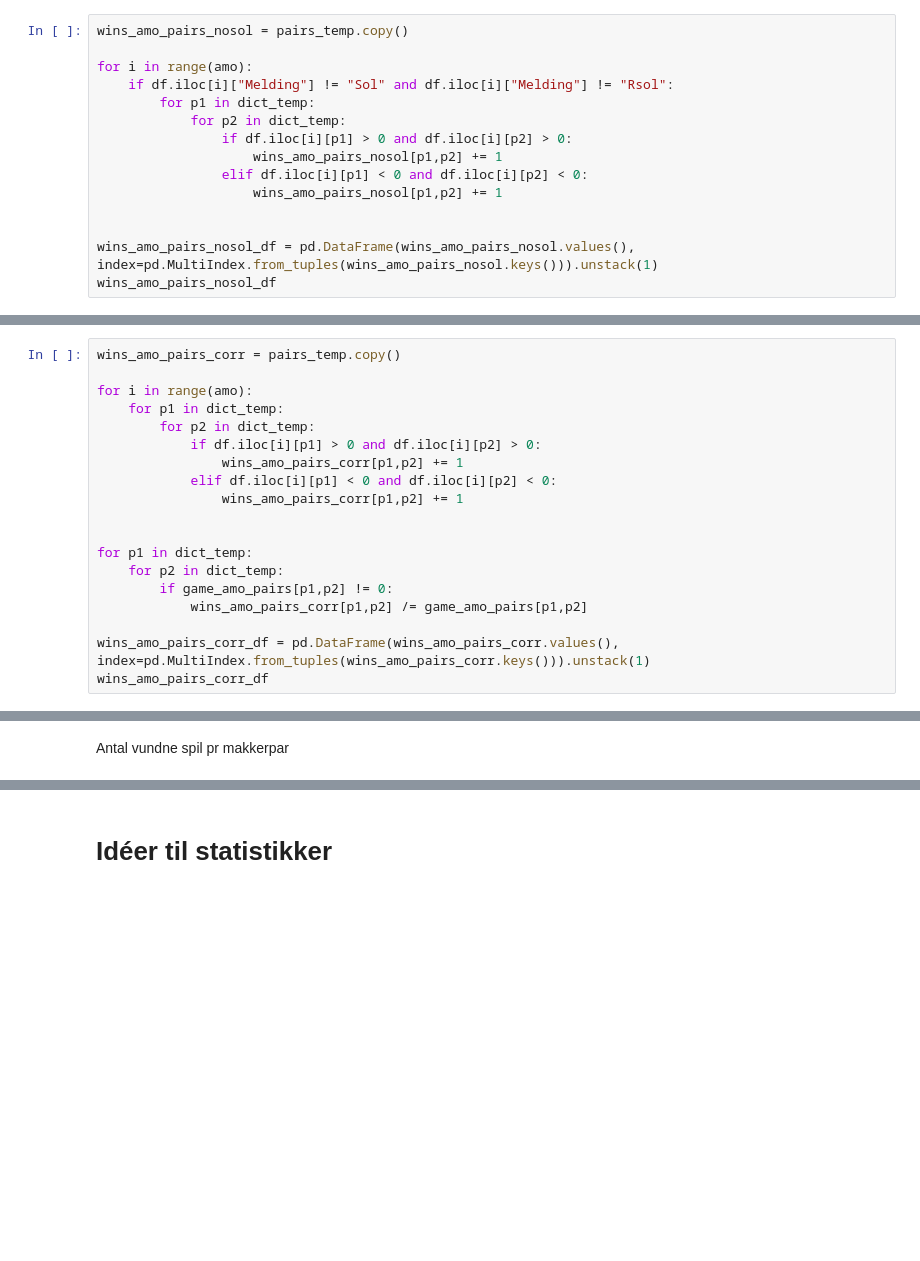
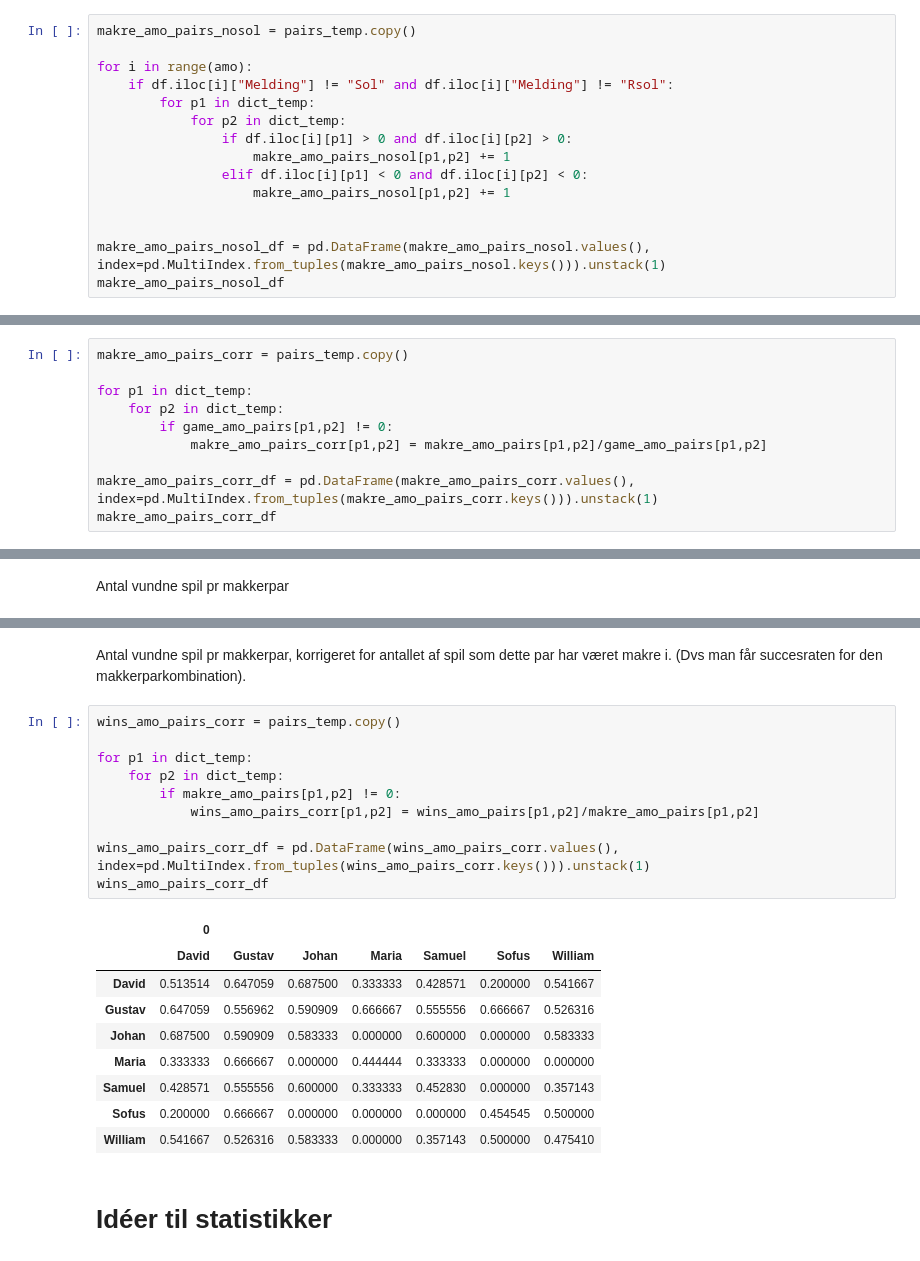
Before and after one commit to GustavWZ/Whist---Sommerhus, a Jupyter notebook: Analyse.ipynb, the cells around one changed output, grey strips where cells are left out. Saved outputs shown, nothing was run; the diff lists cells and outputs as text; blank space fills up the shorter version.

```diff
--- a/Analyse.ipynb
+++ b/Analyse.ipynb
@@ -405,20 +405,20 @@ wins_amo_pairs_df
 # %% [markdown]
 Antal spil spillet i hver makkerparkombination, eskl sol og ren sol
 # %%
-wins_amo_pairs_nosol = pairs_temp.copy()
+makre_amo_pairs_nosol = pairs_temp.copy()
 
 for i in range(amo):
     if df.iloc[i]["Melding"] != "Sol" and df.iloc[i]["Melding"] != "Rsol":
         for p1 in dict_temp:
             for p2 in dict_temp:
                 if df.iloc[i][p1] > 0 and df.iloc[i][p2] > 0:
-                    wins_amo_pairs_nosol[p1,p2] += 1
+                    makre_amo_pairs_nosol[p1,p2] += 1
                 elif df.iloc[i][p1] < 0 and df.iloc[i][p2] < 0:
-                    wins_amo_pairs_nosol[p1,p2] += 1
+                    makre_amo_pairs_nosol[p1,p2] += 1
 
 
-wins_amo_pairs_nosol_df = pd.DataFrame(wins_amo_pairs_nosol.values(), index=pd.MultiIndex.from_tuples(wins_amo_pairs_nosol.keys())).unstack(1)
-wins_amo_pairs_nosol_df
+makre_amo_pairs_nosol_df = pd.DataFrame(makre_amo_pairs_nosol.values(), index=pd.MultiIndex.from_tuples(makre_amo_pairs_nosol.keys())).unstack(1)
+makre_amo_pairs_nosol_df
 # %% [output]
 |  | 0 |  |  |  |  |  |  |
 |  | David | Gustav | Johan | Maria | Samuel | Sofus | William |
@@ -432,24 +432,15 @@ wins_amo_pairs_nosol_df
 # %% [markdown]
 Antal spil spillet i hver makkerparkombination, incl sol og ren sol, korrigeret (divideret) med antal spil parret har deltaget i sammen. Dvs man får hvor ofte (i procent) to spillere har været makre over alle de spil som begge personer har deltaget i.
 # %%
-wins_amo_pairs_corr = pairs_temp.copy()
-
-for i in range(amo):
-    for p1 in dict_temp:
-        for p2 in dict_temp:
-            if df.iloc[i][p1] > 0 and df.iloc[i][p2] > 0:
-                wins_amo_pairs_corr[p1,p2] += 1
-            elif df.iloc[i][p1] < 0 and df.iloc[i][p2] < 0:
-                wins_amo_pairs_corr[p1,p2] += 1
-
+makre_amo_pairs_corr = pairs_temp.copy()
 
 for p1 in dict_temp:
     for p2 in dict_temp:
         if game_amo_pairs[p1,p2] != 0:
-            wins_amo_pairs_corr[p1,p2] /= game_amo_pairs[p1,p2]
+            makre_amo_pairs_corr[p1,p2] = makre_amo_pairs[p1,p2]/game_amo_pairs[p1,p2]
 
-wins_amo_pairs_corr_df = pd.DataFrame(wins_amo_pairs_corr.values(), index=pd.MultiIndex.from_tuples(wins_amo_pairs_corr.keys())).unstack(1)
-wins_amo_pairs_corr_df
+makre_amo_pairs_corr_df = pd.DataFrame(makre_amo_pairs_corr.values(), index=pd.MultiIndex.from_tuples(makre_amo_pairs_corr.keys())).unstack(1)
+makre_amo_pairs_corr_df
 # %% [output]
 |  | 0 |  |  |  |  |  |  |
 |  | David | Gustav | Johan | Maria | Samuel | Sofus | William |
@@ -467,3 +480,25 @@ Antal vundne spil pr makkerpar
+# %% [markdown]
+Antal vundne spil pr makkerpar, korrigeret for antallet af spil som dette par har været makre i. (Dvs man får succesraten for den makkerparkombination).
+# %%
+wins_amo_pairs_corr = pairs_temp.copy()
+
+for p1 in dict_temp:
+    for p2 in dict_temp:
+        if makre_amo_pairs[p1,p2] != 0:
+            wins_amo_pairs_corr[p1,p2] = wins_amo_pairs[p1,p2]/makre_amo_pairs[p1,p2]
+
+wins_amo_pairs_corr_df = pd.DataFrame(wins_amo_pairs_corr.values(), index=pd.MultiIndex.from_tuples(wins_amo_pairs_corr.keys())).unstack(1)
+wins_amo_pairs_corr_df
+# %% [output]
+|  | 0 |  |  |  |  |  |  |
+|  | David | Gustav | Johan | Maria | Samuel | Sofus | William |
+| David | 0.513514 | 0.647059 | 0.687500 | 0.333333 | 0.428571 | 0.200000 | 0.541667 |
+| Gustav | 0.647059 | 0.556962 | 0.590909 | 0.666667 | 0.555556 | 0.666667 | 0.526316 |
+| Johan | 0.687500 | 0.590909 | 0.583333 | 0.000000 | 0.600000 | 0.000000 | 0.583333 |
+| Maria | 0.333333 | 0.666667 | 0.000000 | 0.444444 | 0.333333 | 0.000000 | 0.000000 |
+| Samuel | 0.428571 | 0.555556 | 0.600000 | 0.333333 | 0.452830 | 0.000000 | 0.357143 |
+| Sofus | 0.200000 | 0.666667 | 0.000000 | 0.000000 | 0.000000 | 0.454545 | 0.500000 |
+| William | 0.541667 | 0.526316 | 0.583333 | 0.000000 | 0.357143 | 0.500000 | 0.475410 |
 # %% [markdown]
 # Idéer til statistikker
 # %% [markdown]
```
Also changed, not shown: parts of 2 cells of this notebook.
